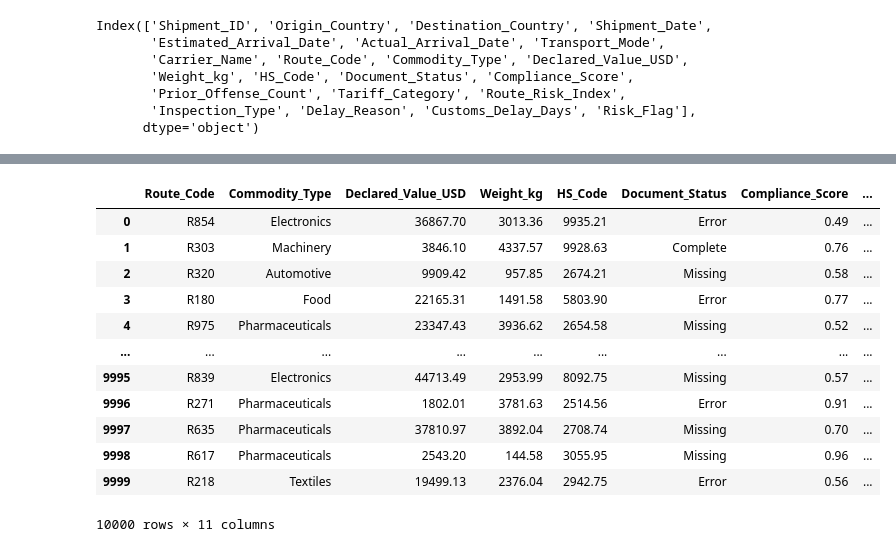
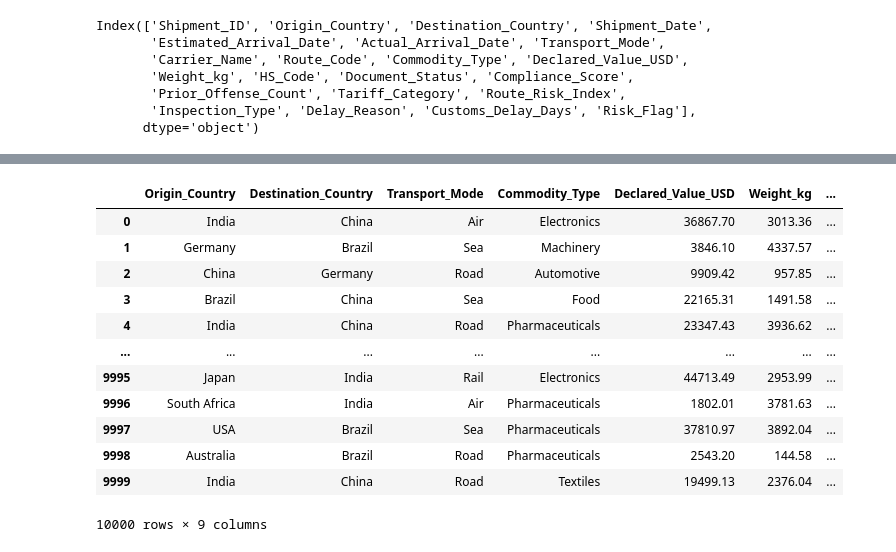
Before and after one commit to Karthik5412/Global-Trade-Delay-Prediction-Model, a Jupyter notebook: cleaning.ipynb, the cells around one changed output, grey strips where cells are left out. Drawn from its saved outputs; the diff is of its cells as text; code cells hidden in the pictures.

Commit message:
Fetched most of the columns

```diff
--- a/cleaning.ipynb
+++ b/cleaning.ipynb
@@ -33,22 +38,22 @@ Index(['Shipment_ID', 'Origin_Country', 'Destination_Country', 'Shipment_Date',
+# %%
+df = df.drop_duplicates()
 # %%
 # Droping unwanted columns
-un_cols = ['Actual_Arrival_Date', 'Route_Code','Declared_Value_USD', 'HS_Code','Document_Status', 'Compliance_Score']
+cols = ['Origin_Country', 'Destination_Country', 'Transport_Mode', 'Commodity_Type', 'Declared_Value_USD', 'Weight_kg', 'Compliance_Score', 'Route_Risk_Index','Risk_Flag']
+df = df[cols]
 # %%
-df[['Route_Code', 'Commodity_Type', 'Declared_Value_USD',
-       'Weight_kg', 'HS_Code', 'Document_Status', 'Compliance_Score',
-       'Prior_Offense_Count', 'Tariff_Category','Route_Risk_Index',
-       'Inspection_Type']]
+df
 # %% [output]
-|  | Route_Code | Commodity_Type | Declared_Value_USD | Weight_kg | HS_Code | Document_Status | Compliance_Score | ... |
-| 0 | R854 | Electronics | 36867.70 | 3013.36 | 9935.21 | Error | 0.49 | ... |
-| 1 | R303 | Machinery | 3846.10 | 4337.57 | 9928.63 | Complete | 0.76 | ... |
-| 2 | R320 | Automotive | 9909.42 | 957.85 | 2674.21 | Missing | 0.58 | ... |
-| 3 | R180 | Food | 22165.31 | 1491.58 | 5803.90 | Error | 0.77 | ... |
-| 4 | R975 | Pharmaceuticals | 23347.43 | 3936.62 | 2654.58 | Missing | 0.52 | ... |
-| ... | ... | ... | ... | ... | ... | ... | ... | ... |
-| 9995 | R839 | Electronics | 44713.49 | 2953.99 | 8092.75 | Missing | 0.57 | ... |
-| 9996 | R271 | Pharmaceuticals | 1802.01 | 3781.63 | 2514.56 | Error | 0.91 | ... |
-| 9997 | R635 | Pharmaceuticals | 37810.97 | 3892.04 | 2708.74 | Missing | 0.70 | ... |
-| 9998 | R617 | Pharmaceuticals | 2543.20 | 144.58 | 3055.95 | Missing | 0.96 | ... |
-| 9999 | R218 | Textiles | 19499.13 | 2376.04 | 2942.75 | Error | 0.56 | ... |
+|  | Origin_Country | Destination_Country | Transport_Mode | Commodity_Type | Declared_Value_USD | Weight_kg | ... |
+| 0 | India | China | Air | Electronics | 36867.70 | 3013.36 | ... |
+| 1 | Germany | Brazil | Sea | Machinery | 3846.10 | 4337.57 | ... |
+| 2 | China | Germany | Road | Automotive | 9909.42 | 957.85 | ... |
+| 3 | Brazil | China | Sea | Food | 22165.31 | 1491.58 | ... |
+| 4 | India | China | Road | Pharmaceuticals | 23347.43 | 3936.62 | ... |
+| ... | ... | ... | ... | ... | ... | ... | ... |
+| 9995 | Japan | India | Rail | Electronics | 44713.49 | 2953.99 | ... |
+| 9996 | South Africa | India | Air | Pharmaceuticals | 1802.01 | 3781.63 | ... |
+| 9997 | USA | Brazil | Sea | Pharmaceuticals | 37810.97 | 3892.04 | ... |
+| 9998 | Australia | Brazil | Road | Pharmaceuticals | 2543.20 | 144.58 | ... |
+| 9999 | India | China | Road | Textiles | 19499.13 | 2376.04 | ... |
-10000 rows × 11 columns
+10000 rows × 9 columns
```
Also changed, not shown: parts of 4 cells of this notebook.
